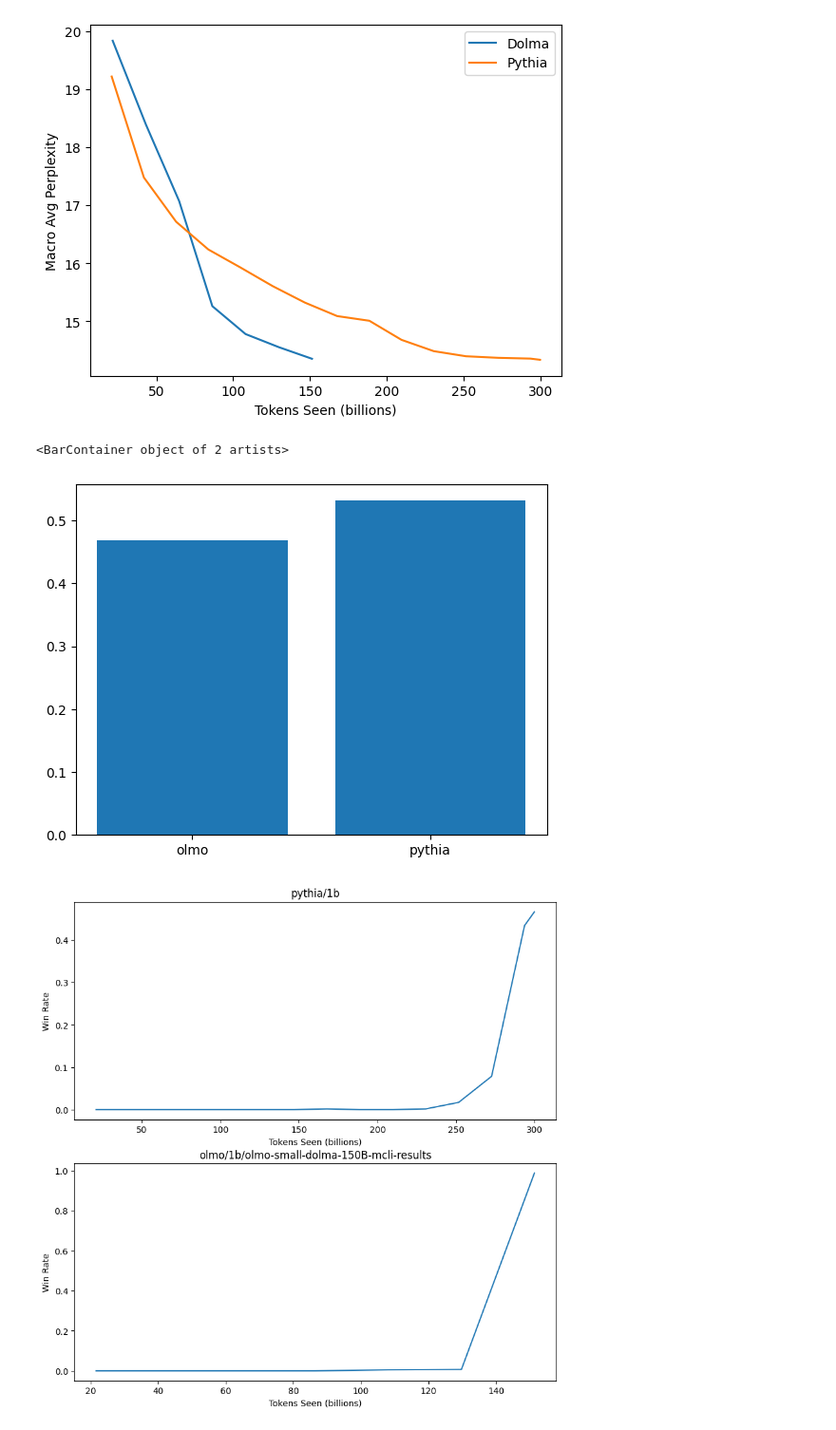
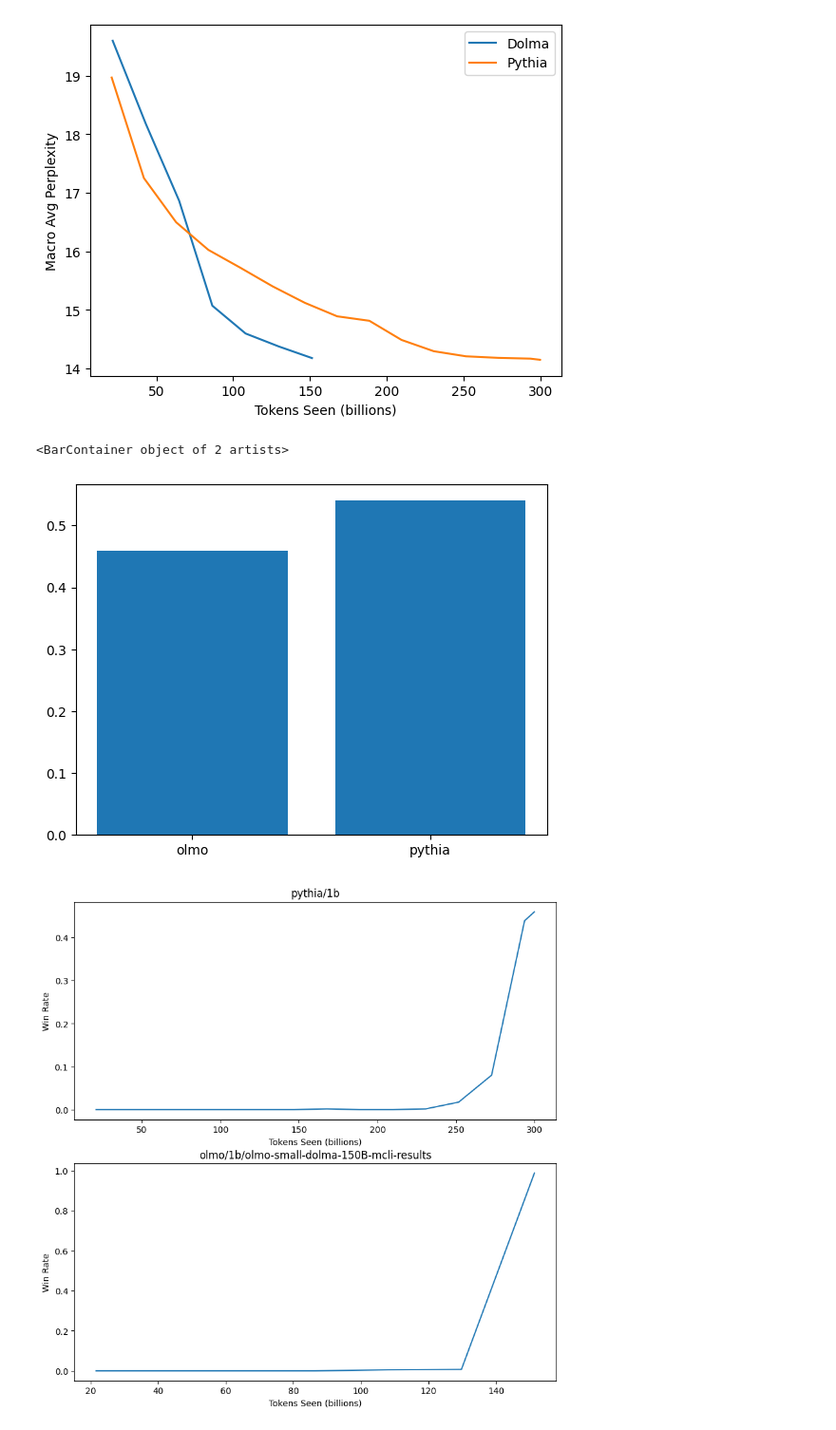
Before and after one commit to allenai/OLMo-Eval, a Jupyter notebook: notebooks/perplexity_suite_paper_visualizations.ipynb.ipynb, the cells around one changed output. Shown at 95% size. Cells and saved outputs as stored; diff of their text form; code cells hidden in the pictures.

Commit message:
exclude fringe datasets

```diff
--- a/notebooks/perplexity_suite_paper_visualizations.ipynb.ipynb
+++ b/notebooks/perplexity_suite_paper_visualizations.ipynb.ipynb
@@ -128,6 +128,16 @@ def read_jsonl(path):
             data = standardize_model_metadata(json.loads(line))
             yield data
 
+fringe_domains = {
+    'ppl_manosphere_meta_sep',
+    'ppl_4chan_meta_sep',
+    'ppl_gab'
+}
+
 domains_without_subdomains = set(pd.DataFrame(read_jsonl(os.path.join(model_path, "ppl_metrics.jsonl.gz")))['task']) - domains_with_subdomains
+domains_without_subdomains_clean = set(d for d in domains_without_subdomains if all(fringe_domain not in d for fringe_domain in fringe_domains))
+
+results_files_all = os.listdir(model_path)
+results_files_clean = [f for f in results_files_all if all(fringe_domain not in f for fringe_domain in fringe_domains)]
 # %%
 
@@ -259,9 +276,9 @@ plt.show()
 # %%
 model_path = os.path.join(RESULTS_DIR, "pythia/1b")
-pythia_ppl_token_all_domains_avg = get_avg_over_all_subdomains(get_metric_for_all_subdomains(model_path, os.listdir(model_path), 'ppl_token', domains_without_subdomains))
+pythia_ppl_token_all_domains_avg = get_avg_over_all_subdomains(get_metric_for_all_subdomains(model_path, results_files_clean, 'ppl_token', domains_without_subdomains_clean))
 
 model_path = os.path.join(RESULTS_DIR, "olmo/1b/olmo-small-dolma-150B-mcli-results")
-dolma_ppl_token_all_domains_avg = get_avg_over_all_subdomains(get_metric_for_all_subdomains(model_path, os.listdir(model_path), 'ppl_token', domains_without_subdomains))
+dolma_ppl_token_all_domains_avg = get_avg_over_all_subdomains(get_metric_for_all_subdomains(model_path, results_files_clean, 'ppl_token', domains_without_subdomains_clean))
 
 # make a line chart with two lines (pythia and dolma) with the x axis being the number of tokens seen and the y axis being the perplexity
 dolma_x_axis = dolma_ppl_token_all_domains_avg['tokens_seen'] / 1000000000
@@ -279,28 +296,28 @@ plt.ylabel("Macro Avg Perplexity")
 plt.legend()
 plt.show()
 # %% [output]
-[figure, old version]
+[figure, new version]
 # %%
 # bar chart of win rate over all final models
 model_path = os.path.join(RESULTS_DIR, "pythia/1b")
-pythia_all_subdomains = get_metric_for_all_subdomains(model_path, os.listdir(model_path), 'ppl_token', domains_without_subdomains)
+pythia_all_subdomains = get_metric_for_all_subdomains(model_path, results_files_clean, 'ppl_token', domains_without_subdomains_clean)
 
 model_path = os.path.join(RESULTS_DIR, "olmo/1b/olmo-small-dolma-150B-mcli-results")
-dolma_all_subdomains = get_metric_for_all_subdomains(model_path, os.listdir(model_path), 'ppl_token', domains_without_subdomains)
+dolma_all_subdomains = get_metric_for_all_subdomains(model_path, results_files_clean, 'ppl_token', domains_without_subdomains_clean)
 
 # concat the two dataframes
 all_subdomains = pd.concat([pythia_all_subdomains, dolma_all_subdomains])
 
 # get the max 'tokens_seen' for each model
 all_subdomains = all_subdomains.sort_values(by=['tokens_seen']).groupby('model').last().reset_index()
 win_rate = get_win_rate_over_all_subdomains(all_subdomains)
 
 # make a bar chart of the win rate
 win_rate = win_rate.sort_values(by=['win_rate_over_subdomains'])
 plt.bar(win_rate['model'], win_rate['win_rate_over_subdomains'])
 # %% [output]
 <BarContainer object of 2 artists>
-[figure, old version]
+[figure, new version]
 # %%
 # win rate over training progress for each model seperately
 models = [
```
Also changed, not shown: parts of 6 cells of this notebook.
